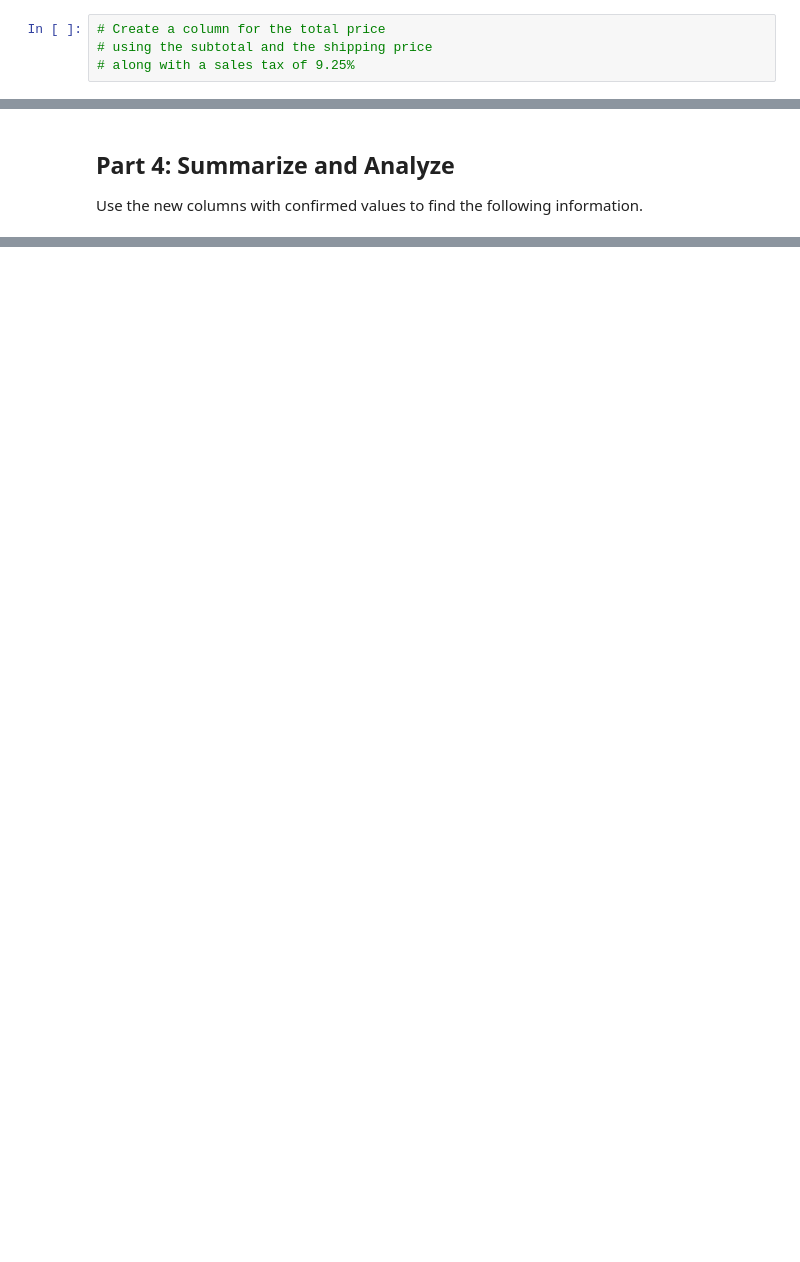
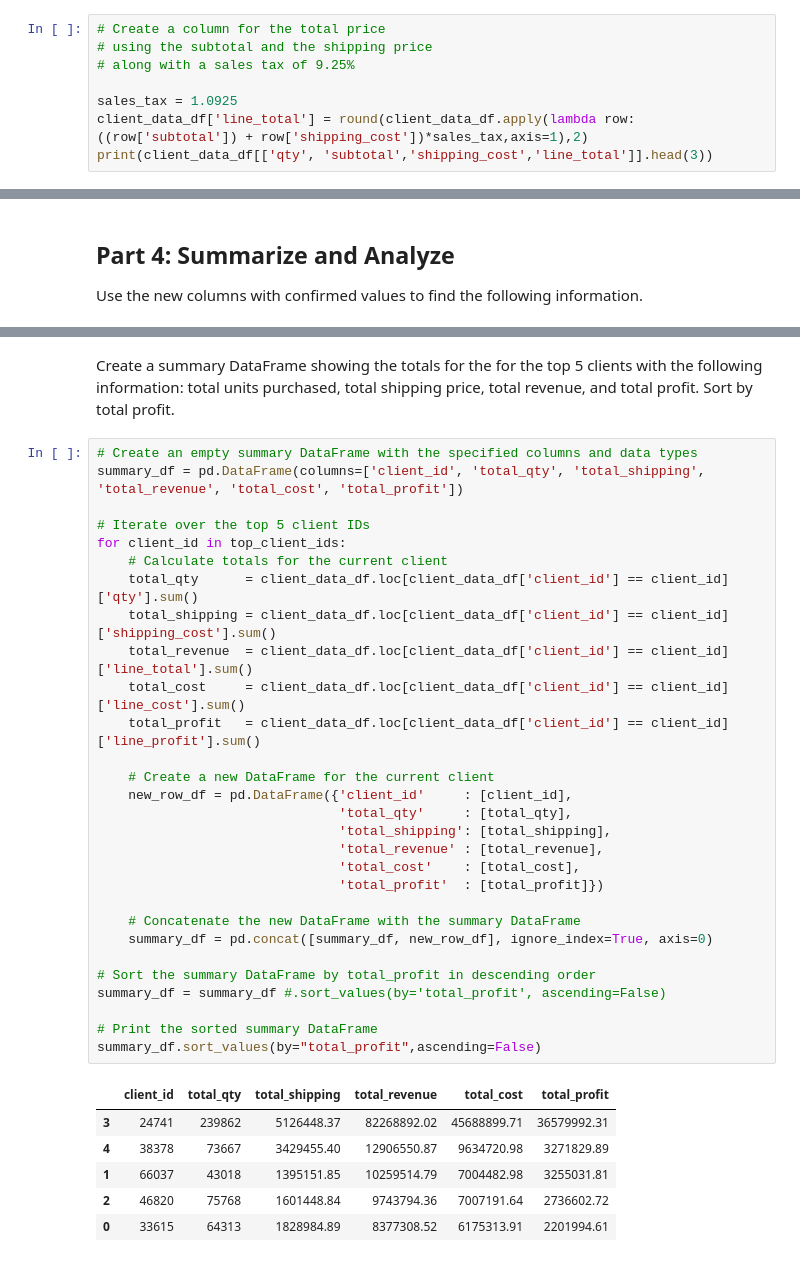
Before and after one commit to ehxewri/pandas-challenge-1, a Jupyter notebook: Solution/module_4_challenge.ipynb, the cells around one changed output, grey strips where cells are left out. Drawn from its saved outputs; the diff is of its cells as text; blank space fills up the shorter version.

```diff
--- a/Solution/module_4_challenge.ipynb
+++ b/Solution/module_4_challenge.ipynb
@@ -99,4 +151,8 @@ Do we know that this client spent the more money than client 66037? If not, how
 # Create a column for the total price
 # using the subtotal and the shipping price
 # along with a sales tax of 9.25%
+
+sales_tax = 1.0925
+client_data_df['line_total'] = round(client_data_df.apply(lambda row: ((row['subtotal']) + row['shipping_cost'])*sales_tax,axis=1),2)
+print(client_data_df[['qty', 'subtotal','shipping_cost','line_total']].head(3))
 # %% [output]
@@ -166,3 +231,44 @@ Use the new columns with confirmed values to find the following information.
+# %% [markdown]
+Create a summary DataFrame showing the totals for the
+for the top 5 clients with the following information:
+total units purchased, total shipping price,
+total revenue, and total profit. Sort by total profit.
+# %%
+# Create an empty summary DataFrame with the specified columns and data types
+summary_df = pd.DataFrame(columns=['client_id', 'total_qty', 'total_shipping', 'total_revenue', 'total_cost', 'total_profit'])
+
+# Iterate over the top 5 client IDs
+for client_id in top_client_ids:
+    # Calculate totals for the current client
+    total_qty      = client_data_df.loc[client_data_df['client_id'] == client_id]['qty'].sum()
+    total_shipping = client_data_df.loc[client_data_df['client_id'] == client_id]['shipping_cost'].sum()
+    total_revenue  = client_data_df.loc[client_data_df['client_id'] == client_id]['line_total'].sum()
+    total_cost     = client_data_df.loc[client_data_df['client_id'] == client_id]['line_cost'].sum()
+    total_profit   = client_data_df.loc[client_data_df['client_id'] == client_id]['line_profit'].sum()
+
+    # Create a new DataFrame for the current client
+    new_row_df = pd.DataFrame({'client_id'     : [client_id],
+                               'total_qty'     : [total_qty],
+                               'total_shipping': [total_shipping],
+                               'total_revenue' : [total_revenue],
+                               'total_cost'    : [total_cost],
+                               'total_profit'  : [total_profit]})
+
+    # Concatenate the new DataFrame with the summary DataFrame
+    summary_df = pd.concat([summary_df, new_row_df], ignore_index=True, axis=0)
+
+# Sort the summary DataFrame by total_profit in descending order
+summary_df = summary_df #.sort_values(by='total_profit', ascending=False)
+
+# Print the sorted summary DataFrame
+summary_df.sort_values(by="total_profit",ascending=False)
+# %% [output]
+|  | client_id | total_qty | total_shipping | total_revenue | total_cost | total_profit |
+| 3 | 24741 | 239862 | 5126448.37 | 82268892.02 | 45688899.71 | 36579992.31 |
+| 4 | 38378 | 73667 | 3429455.40 | 12906550.87 | 9634720.98 | 3271829.89 |
+| 1 | 66037 | 43018 | 1395151.85 | 10259514.79 | 7004482.98 | 3255031.81 |
+| 2 | 46820 | 75768 | 1601448.84 | 9743794.36 | 7007191.64 | 2736602.72 |
+| 0 | 33615 | 64313 | 1828984.89 | 8377308.52 | 6175313.91 | 2201994.61 |
 # %%
 # Format the data and rename the columns
 # to names suitable for presentation.
```
Also changed, not shown: parts of 26 cells of this notebook.
